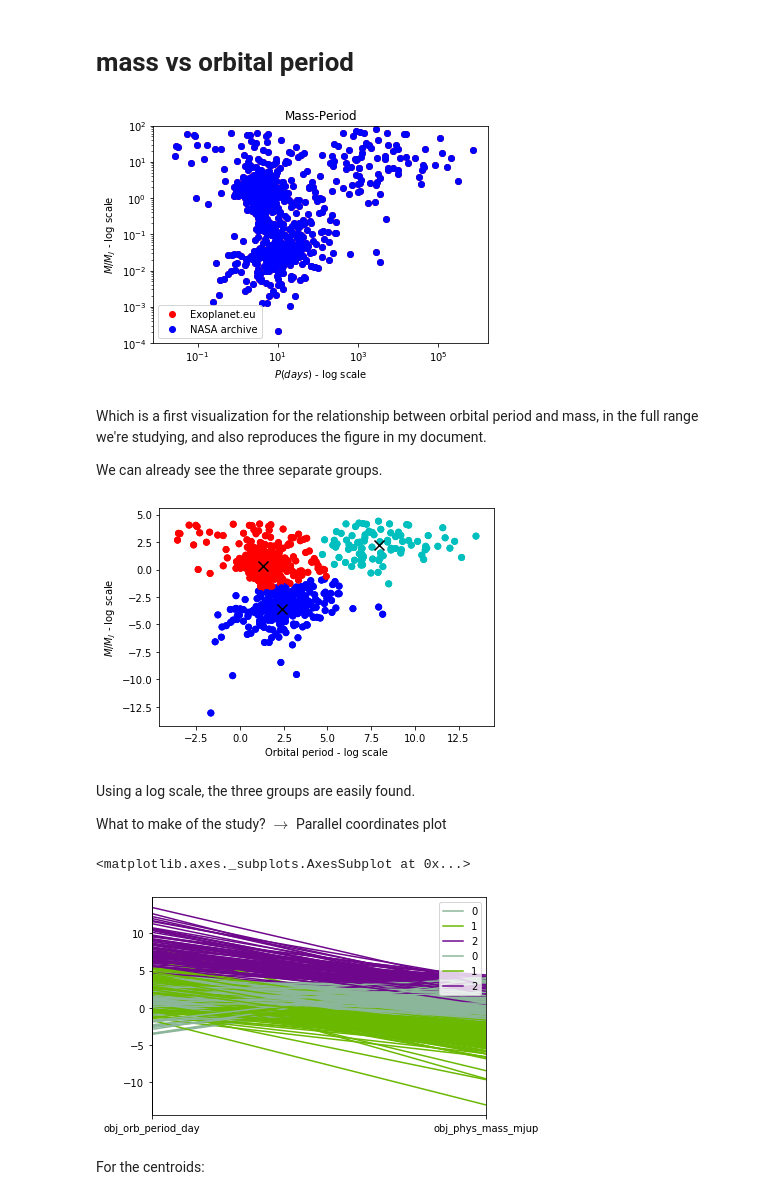
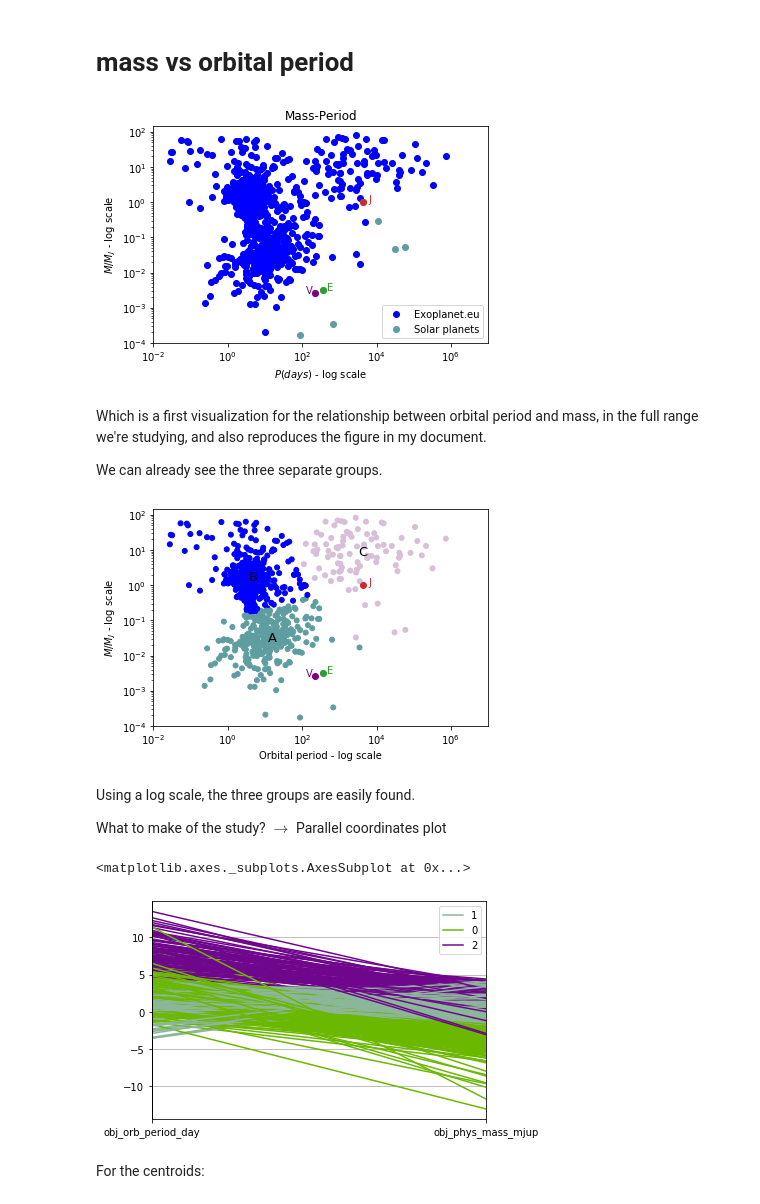
Before and after one commit to anaclb/exoplanets, a Jupyter notebook: read_file.ipynb, the cells around one changed output. Saved outputs shown, nothing was run; the diff lists cells and outputs as text; code cells hidden in the pictures.

Commit message:
first cluster

```diff
--- a/read_file.ipynb
+++ b/read_file.ipynb
@@ -55,9 +53,9 @@ d_US_test
 #d_US_test.columns
 # %%
 param_MP=['obj_orb_period_day','obj_phys_mass_mjup']
+#for the first clustering trial -- mass vs orbital period
 
-#for the first clustering trial -- mass vs orbital period
-d_US_MP, d_EU_MP = read_file(file_US,True,param_MP), read_file(file_EU,True,param_MP)
-M_US_MP, P_US_MP = d_US_MP['obj_phys_mass_mjup'], d_US_MP['obj_orb_period_day']
+d_EU_MP, d_solar = read_file(file_EU,True,param_MP), sol_pd(param_MP)
+data_MP=pd.concat([d_EU_MP,d_solar])
 M_EU_MP, P_EU_MP = d_EU_MP['obj_phys_mass_mjup'], d_EU_MP['obj_orb_period_day']
-d_US_test
+M_solar,P_solar=d_solar['obj_phys_mass_mjup'], d_solar['obj_orb_period_day']
@@ -86,38 +69,55 @@ $\rightarrow$ <u>Task 1:</u>  mass vs period.
 # %% [markdown]
 # mass vs orbital period
 # %%
-plt.scatter(P_EU_MP, M_EU_MP,label = "Exoplanet.eu",c='r')
-plt.scatter(P_US_MP, M_US_MP,label = "NASA archive",c='b')
+N = [1,2,5] #index of solar planets i'll distinguish on the plot
+name, color = ['V','E','J'], ['purple','tab:green','tab:red']
+d=[-100,100,1600] #this helps put the labels in the right place
+
+plt.scatter(P_EU_MP, M_EU_MP, label = "Exoplanet.eu",c='b')
+plt.scatter(P_solar, M_solar, label = "Solar planets",c='cadetblue')
+for i,n in enumerate(N):
+    plt.scatter(P_solar[n],M_solar[n],c=color[i])
+    plt.annotate(name[i],(P_solar[n]+d[i],M_solar[n]),c=color[i])
 plt.ylabel(r"$M/M_J$ - log scale")
 plt.yscale('log')
 plt.xscale('log')
 plt.xlabel(r"$P (days)$ - log scale")
-plt.ylim(10e-5,10e1)
-plt.legend()
+plt.ylim(10e-5,15e1)
+plt.xlim(10e-3,10e6)
+plt.legend(loc='lower right')
 plt.title(r"Mass-Period")
 plt.show()
 # %% [output]
-[figure, old version]
+[figure, new version]
 # %% [markdown]
 Which is a first visualization for the relationship between orbital period and mass, in the full range we're studying, and also reproduces the figure in my document.
 
 We can already see the three separate groups.
 # %%
-kmeans = KMeans(n_clusters=3).fit(np.log(d_US_MP))
+M,P = data_MP['obj_phys_mass_mjup'], data_MP['obj_orb_period_day']
+kmeans = KMeans(n_clusters=3).fit(np.log(data_MP))
 centroids, labels = kmeans.cluster_centers_, kmeans.labels_
-colors = ['r','b','c']
-label_color=[]
+
+colors, names = ['cadetblue','b','thistle'], ['A','B','C']
+label_color = []
 for l in labels:
     label_color=np.append(label_color,colors[l])
 
-plt.scatter(np.log(P_US_MP),np.log(M_US_MP),c=label_color)
-plt.scatter(np.log(P_EU_MP),np.log(M_EU_MP),c=label_color)
-plt.scatter(centroids[:, 0],centroids[:, 1],color='k',s=100,marker='x')
+plt.scatter(P,M,c=label_color,s=25)
+for i,n in enumerate(N):
+    plt.scatter(P_solar[n],M_solar[n],c=color[i])
+    plt.annotate(name[i],(P_solar[n]+d[i],M_solar[n]),c=color[i])
+for i in range(3):
+    plt.annotate(names[i],(np.exp(centroids[:,0][i]),np.exp(centroids[:,1][i])),c='k',size=13)
 plt.xlabel('Orbital period - log scale')
 plt.ylabel(r'$M/M_J$ - log scale')
+plt.yscale('log')
+plt.xscale('log')
+plt.ylim(10e-5,15e1)
+plt.xlim(10e-3,10e6)
 plt.show()
 # %% [output]
-[figure, old version]
+[figure, new version]
 # %% [markdown]
 Using a log scale, the three groups are easily found.
 
@@ -126,12 +136,12 @@ $\rightarrow$ Parallel coordinates plot
 # %%
 #a first Parallel Coordinates Plot - makes sense for a 2d plot? probably not.
-X_clustered = pd.DataFrame(np.log(d_US_MP), index=d_US_MP.index, columns=d_US_MP.columns)
+X_clustered = pd.DataFrame(np.log(data_MP), index=data_MP.index, columns=data_MP.columns)
 X_clustered["cluster"] = labels
 X_clustered
 pd.plotting.parallel_coordinates(X_clustered,class_column='cluster',cols=['obj_orb_period_day','obj_phys_mass_mjup'])
 # %% [output]
 <matplotlib.axes._subplots.AxesSubplot at 0x...>
-[figure, old version]
+[figure, new version]
 # %% [markdown]
 For the centroids:
 # %%
```
Also changed, not shown: parts of 17 cells of this notebook.
